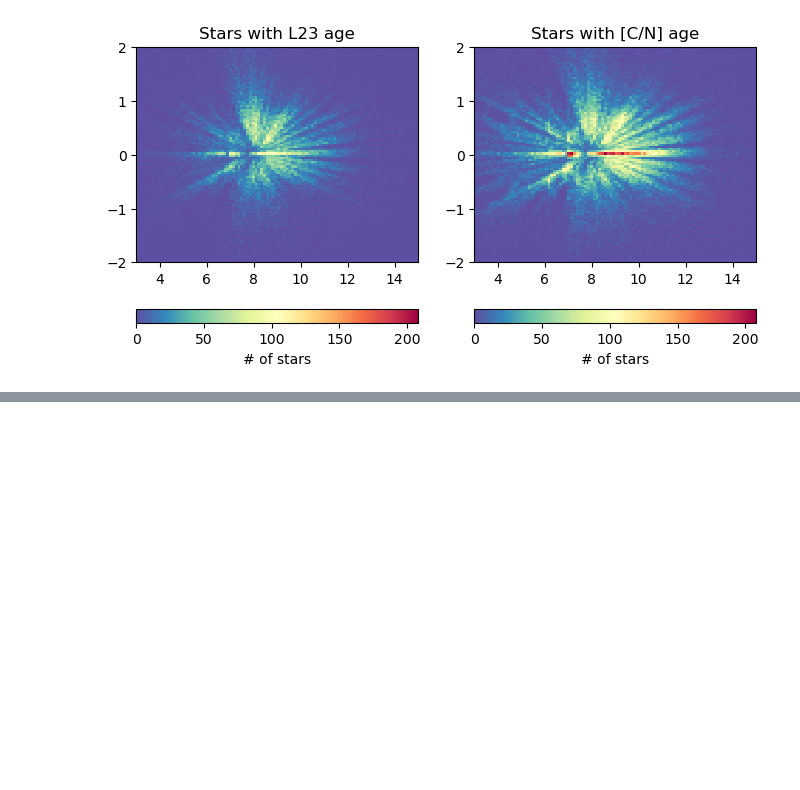
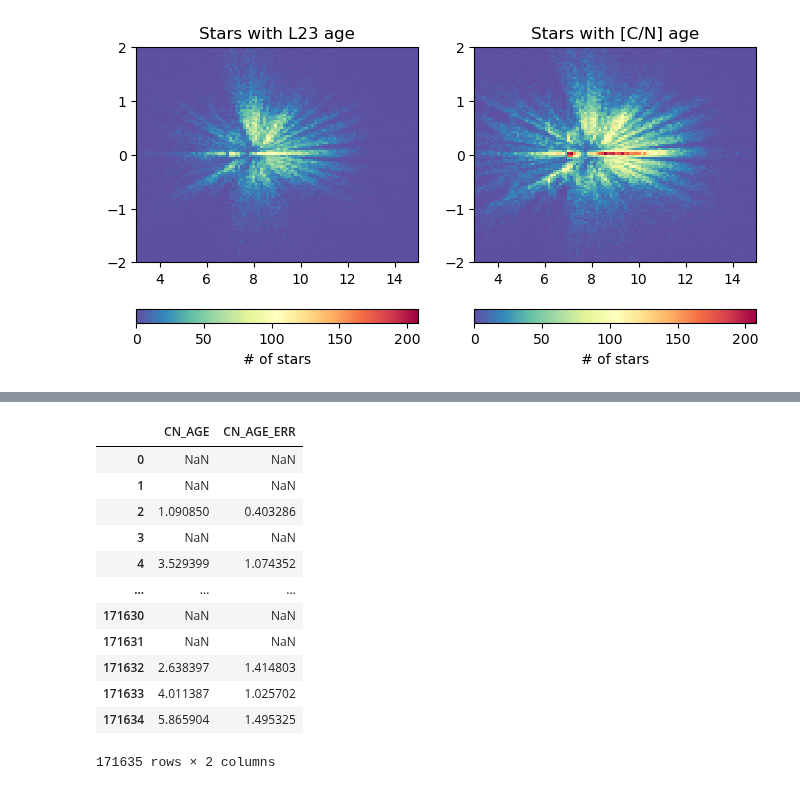
Before and after one commit to lodubay/twoinfall, a Jupyter notebook: src/scripts/ages.ipynb, the cells around one changed output, grey strips where cells are left out. Drawn from its saved outputs; the diff is of its cells as text; code cells hidden in the pictures; blank space fills up the shorter version.

```diff
--- a/src/scripts/ages.ipynb
+++ b/src/scripts/ages.ipynb
@@ -85,0 +106,16 @@ plt.show()
+# %%
+sample.data[['CN_AGE', 'CN_AGE_ERR']]
+# %% [output]
+|  | CN_AGE | CN_AGE_ERR |
+| 0 | NaN | NaN |
+| 1 | NaN | NaN |
+| 2 | 1.090850 | 0.403286 |
+| 3 | NaN | NaN |
+| 4 | 3.529399 | 1.074352 |
+| ... | ... | ... |
+| 171630 | NaN | NaN |
+| 171631 | NaN | NaN |
+| 171632 | 2.638397 | 1.414803 |
+| 171633 | 4.011387 | 1.025702 |
+| 171634 | 5.865904 | 1.495325 |
+171635 rows × 2 columns
```
Also changed, not shown: parts of 4 cells of this notebook, 2 other files.
